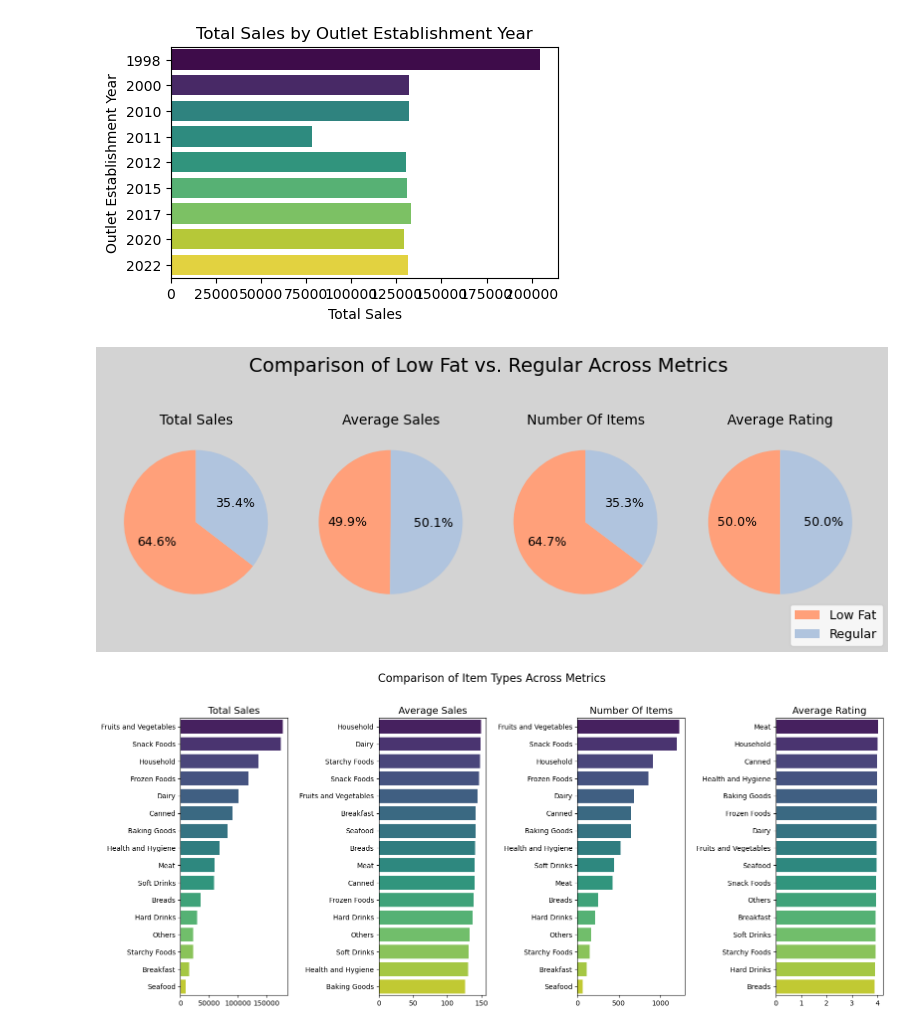
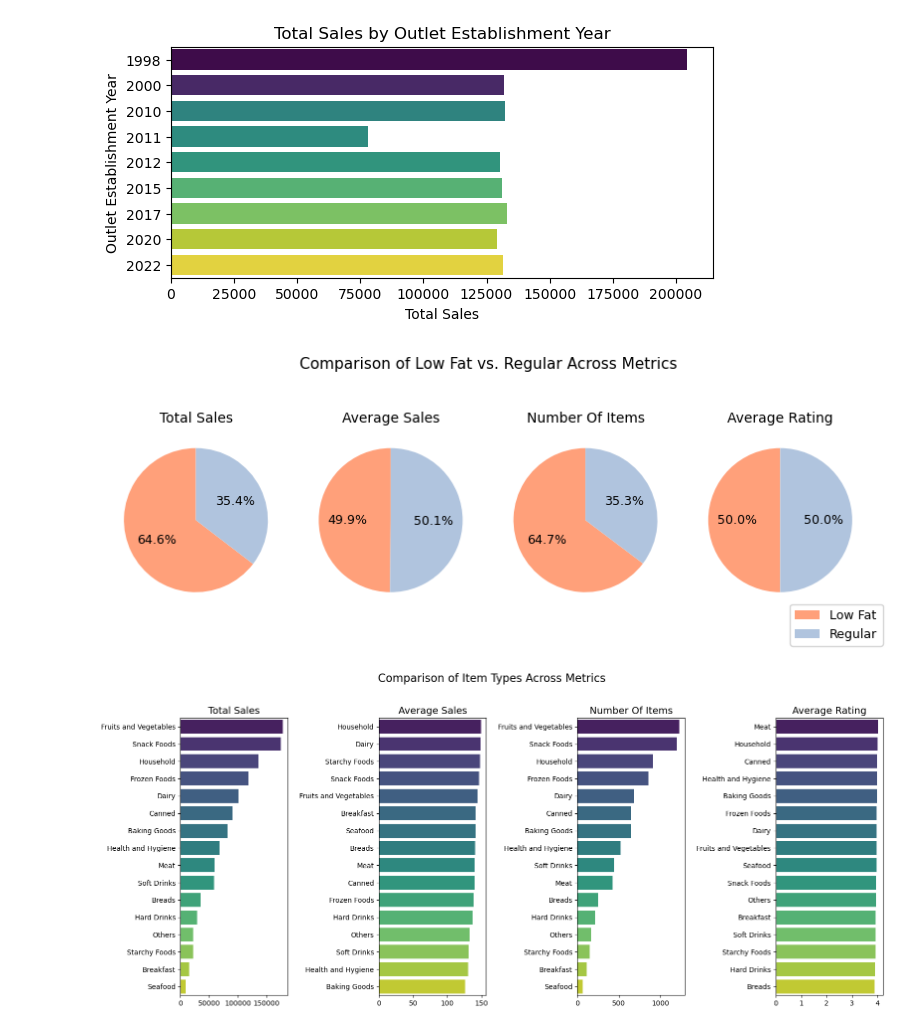
Before and after one commit to EimanDaoud/Blinkit-Project, a Jupyter notebook: charts.ipynb, the cells around one changed output. Cells and saved outputs as stored; diff of their text form; code cells hidden in the pictures.

```diff
--- a/charts.ipynb
+++ b/charts.ipynb
@@ -29,30 +29,30 @@ df = pd.read_sql(query1, engine)
 # %%
 import matplotlib.pyplot as plt
 import seaborn as sns
 
 # Sort values for better visualization
 #df = df.sort_values(by="total_sales", ascending=True)
 
 # Plot Horizontal Bar Chart
-plt.figure(figsize=(5, 3))
+plt.figure(figsize=(7, 3))
 sns.barplot(
     x=df["total_sales"],
     y=df["outlet_establishment_year"],
     hue=df["outlet_establishment_year"],  # Assign hue to avoid deprecation warning
     palette='viridis',
     legend=False,  # Remove redundant legend
     orient='h'  # Ensure it's a horizontal bar chart
 )
 
 # Labels and Title
 plt.xlabel("Total Sales")
 plt.ylabel("Outlet Establishment Year")
 plt.title("Total Sales by Outlet Establishment Year")
 
 # Show the plot
 plt.show()
 # %% [output]
-[figure, old version]
+[figure, new version]
 # %%
 query2 = """
 SELECT
@@ -79,17 +79,17 @@ colors = {"Low Fat": "lightsalmon", "Regular": "lightsteelblue"}
 
 # Create subplots (1 row, 4 columns)
 fig, axes = plt.subplots(1, 4, figsize=(8, 3))
-fig.suptitle("Comparison of Low Fat vs. Regular Across Metrics", fontsize=14)
+fig.suptitle("Comparison of Low Fat vs. Regular Across Metrics", fontsize=11)
 
 # Set background color
-fig.set_facecolor("lightgrey")  # Set figure background color
+#fig.set_facecolor("lightgrey")  # Set figure background color
 
 # Loop through each metric and create a pie chart
 for i, metric in enumerate(metrics):
     values = df1[metric].astype(float)  # Convert to numeric
 
     # Set individual axes background color
-    axes[i].set_facecolor("lightgrey")
+    #axes[i].set_facecolor("lightgrey")
 
     # Create pie chart with percentages (no category labels)
     wedges, texts, autotexts = axes[i].pie(
@@ -109,7 +109,7 @@ plt.tight_layout(rect=[0, 0, 1, 0.96])
 # Show the plot
 plt.show()
 # %% [output]
-[figure, old version]
+[figure, new version]
 # %%
 query3 = """
 SELECT
```
Also changed, not shown: 2 other files.
